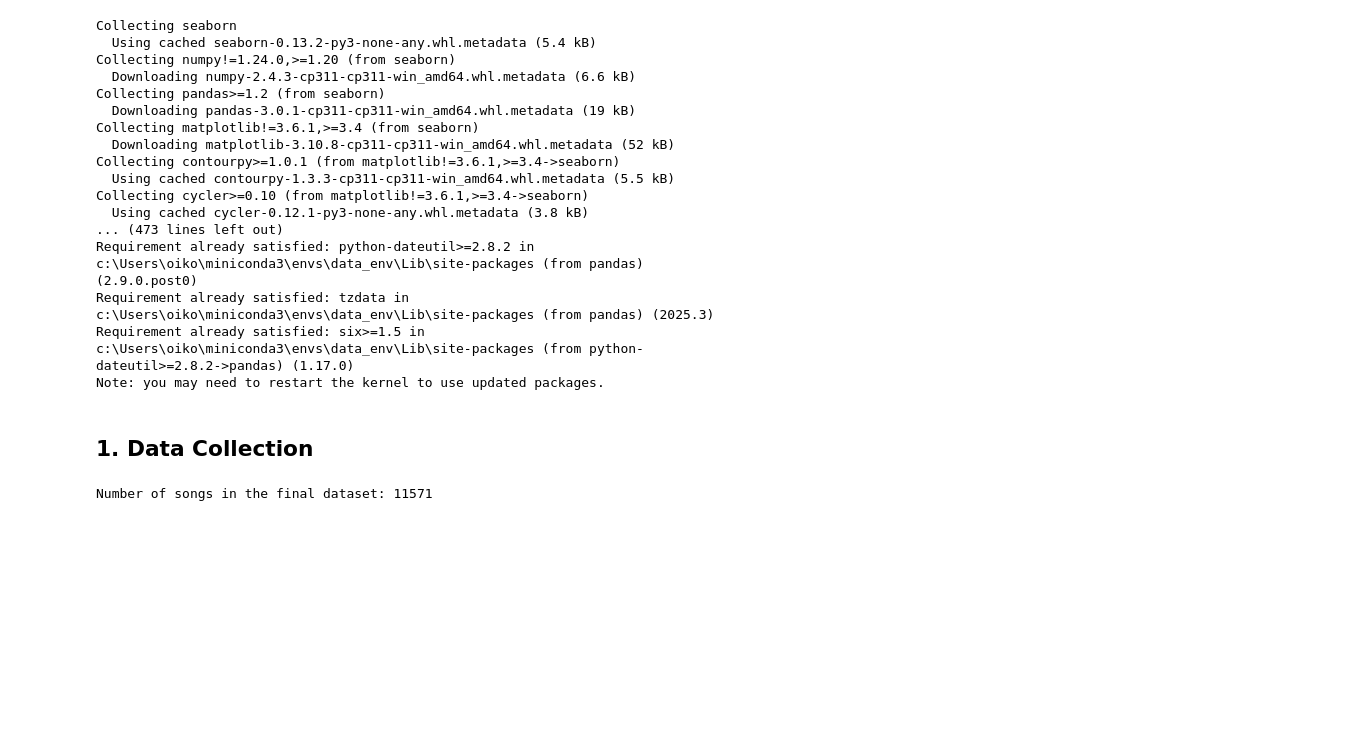
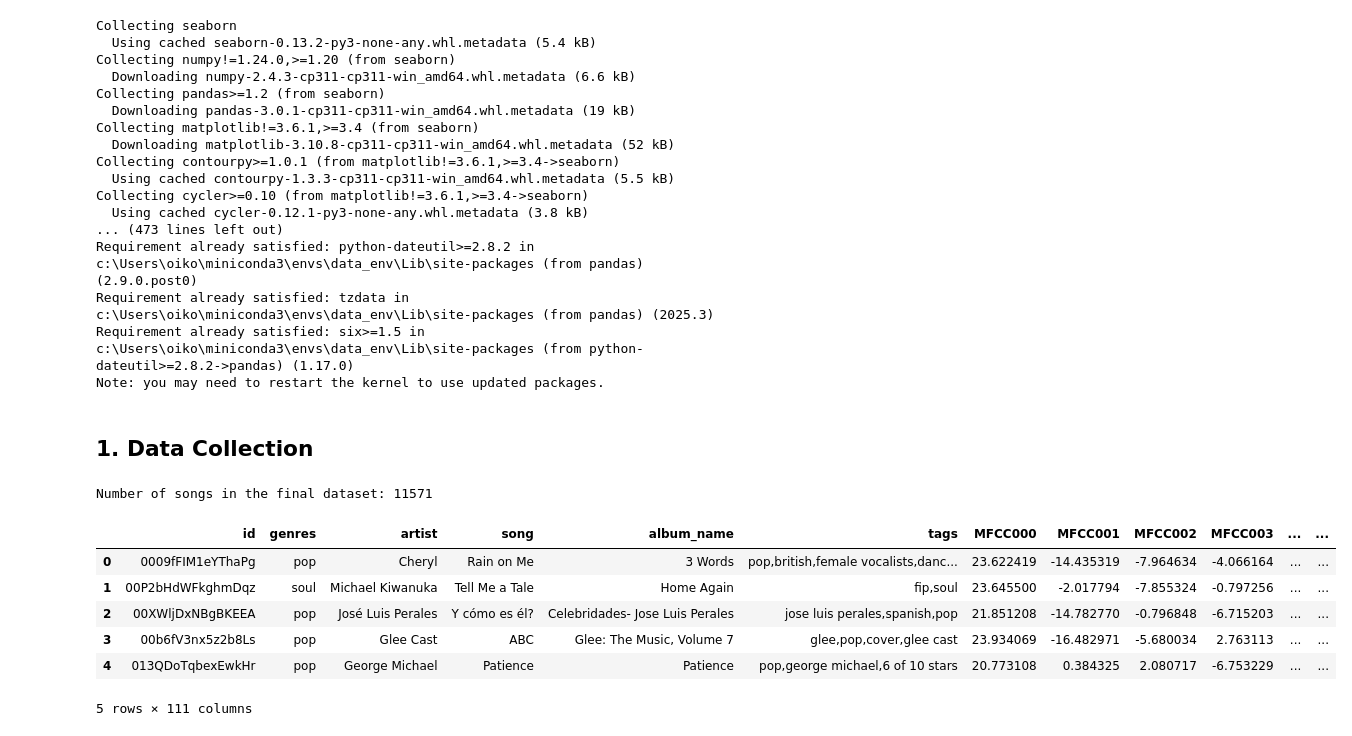
Before and after one commit to Oiko8/Multimodal-Music-Analysis, a Jupyter notebook: part1.ipynb, the cells around one changed output. Saved outputs shown, nothing was run; the diff lists cells and outputs as text; code cells hidden in the pictures; blank space fills up the shorter version.

```diff
--- a/part1.ipynb
+++ b/part1.ipynb
@@ -86,14 +86,25 @@ df = pd.merge(df, tags_df, on='id')
 df = pd.merge(df, mfcc_stats_df, on='id')
 df = pd.merge(df, lyrics_df, on='id')
 # %%
-# --- Handling missing values ---
+# --- Handling missing and duplicate values ---
 df = df[df['lyrics'].notna()]
 df = df[df['lyrics'].str.strip() != '']
 df = df[df['genres'].notna()]
 df = df[df['genres'].str.strip() != '']
+df = df.drop_duplicates(subset='id', keep='first')
 # %%
 # --- Final dataset information ---
 df.reset_index(drop=True, inplace=True)
 print("Number of songs in the final dataset:", df.count()['id'])
 # %% [output]
 Number of songs in the final dataset: 11571
+# %%
+df.head()
+# %% [output]
+|  | id | genres | artist | song | album_name | tags | MFCC000 | MFCC001 | MFCC002 | MFCC003 | ... | ... |
+| 0 | 0009fFIM1eYThaPg | pop | Cheryl | Rain on Me | 3 Words | pop,british,female vocalists,danc... | 23.622419 | -14.435319 | -7.964634 | -4.066164 | ... | ... |
+| 1 | 00P2bHdWFkghmDqz | soul | Michael Kiwanuka | Tell Me a Tale | Home Again | fip,soul | 23.645500 | -2.017794 | -7.855324 | -0.797256 | ... | ... |
+| 2 | 00XWljDxNBgBKEEA | pop | José Luis Perales | Y cómo es él? | Celebridades- Jose Luis Perales | jose luis perales,spanish,pop | 21.851208 | -14.782770 | -0.796848 | -6.715203 | ... | ... |
+| 3 | 00b6fV3nx5z2b8Ls | pop | Glee Cast | ABC | Glee: The Music, Volume 7 | glee,pop,cover,glee cast | 23.934069 | -16.482971 | -5.680034 | 2.763113 | ... | ... |
+| 4 | 013QDoTqbexEwkHr | pop | George Michael | Patience | Patience | pop,george michael,6 of 10 stars | 20.773108 | 0.384325 | 2.080717 | -6.753229 | ... | ... |
+5 rows × 111 columns
```
Also changed, not shown: 3 other files.
